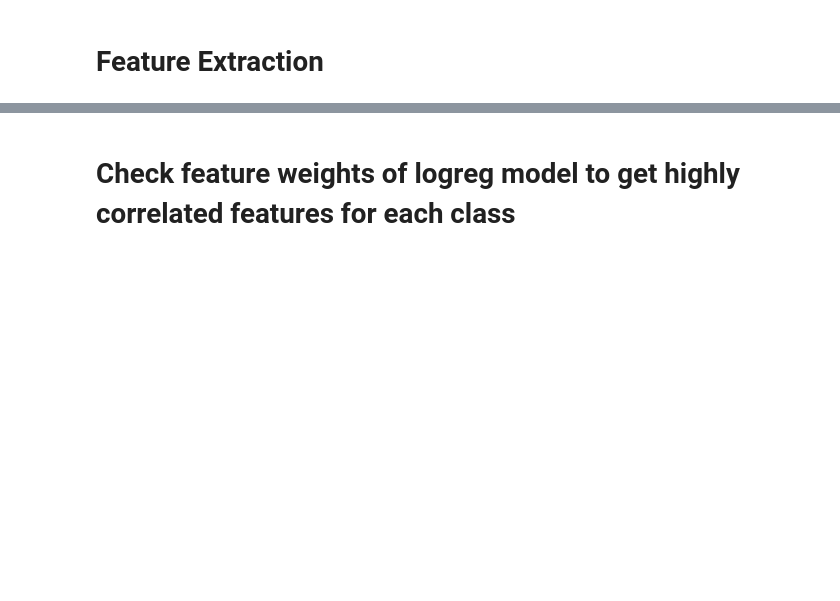
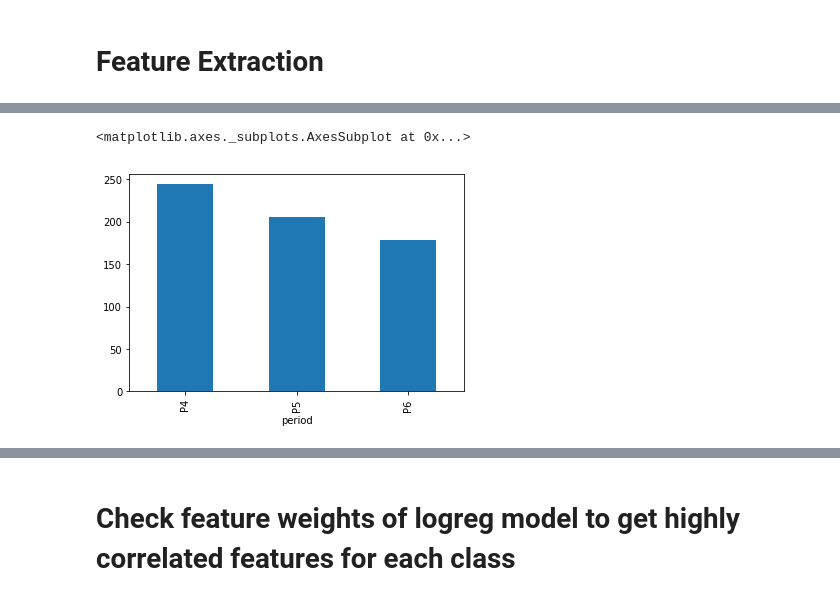
Before and after one commit to LennartKeller/TextklassifikationsProjekt2019, a Jupyter notebook: Notebook Lennart.ipynb, the cells around one changed output, grey strips where cells are left out. Saved outputs shown, nothing was run; the diff lists cells and outputs as text; code cells hidden in the pictures; blank space fills up the shorter version.

```diff
--- a/Notebook Lennart.ipynb
+++ b/Notebook Lennart.ipynb
@@ -84,0 +103,5 @@ X_train.shape, y_train.shape, X_test.shape, y_test.shape
+# %%
+df.groupby('period').period.count().plot(kind='bar')
+# %% [output]
+<matplotlib.axes._subplots.AxesSubplot at 0x...>
+[figure, added]
```
Also changed, not shown: parts of 14 cells of this notebook.
